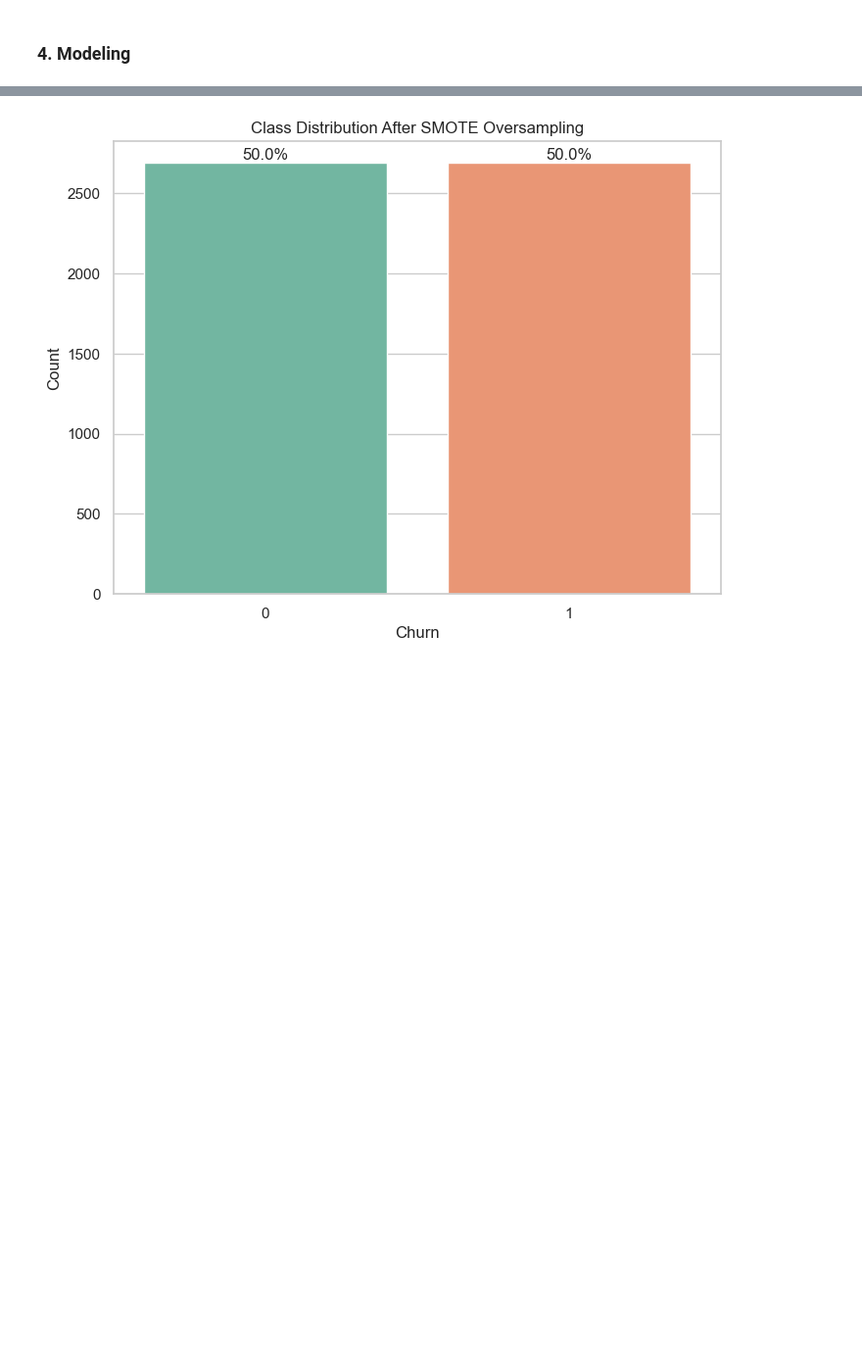
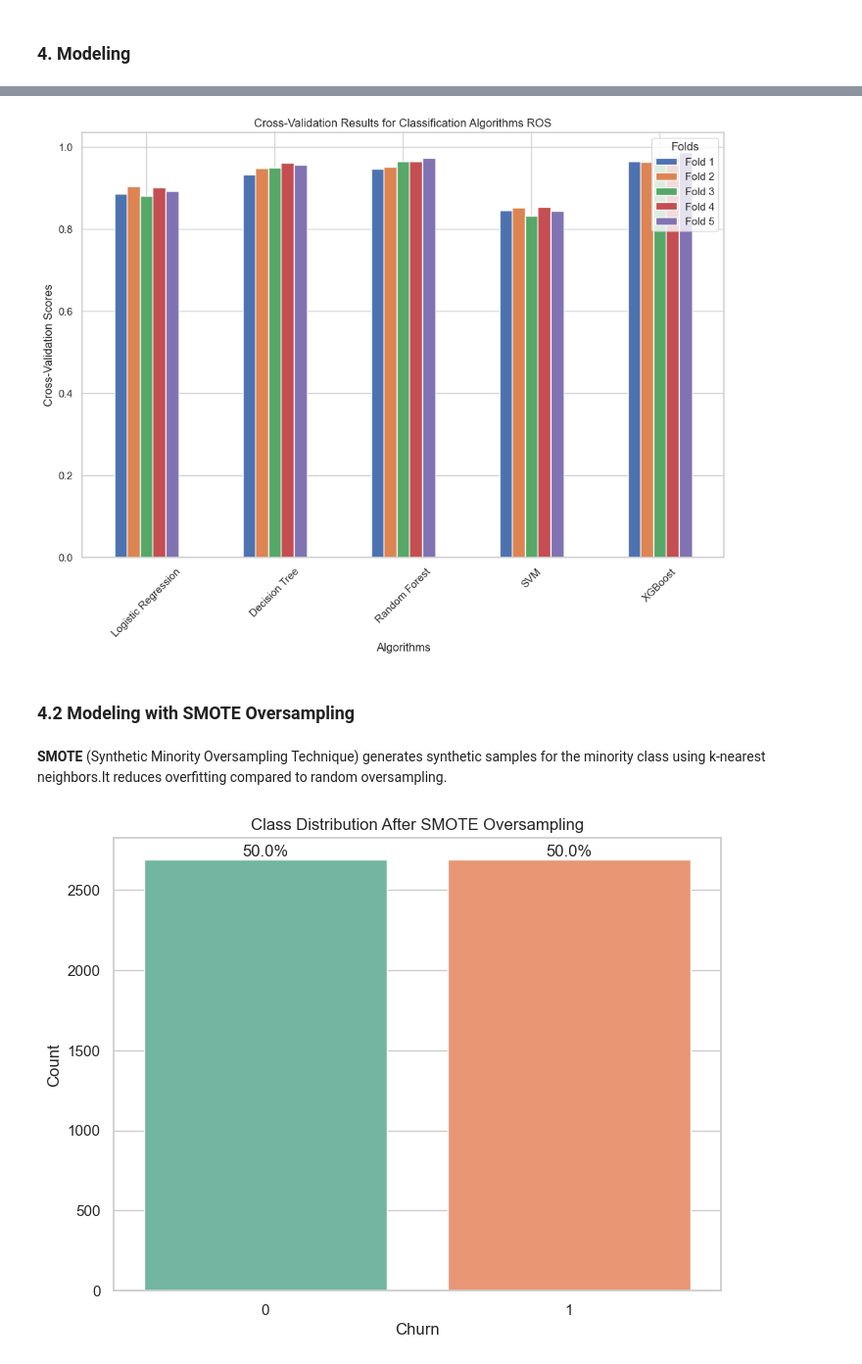
Before and after one commit to LEAN-96/Gym-Retention-Prediction, a Jupyter notebook: notebooks/gym_retention_prediction.ipynb, the cells around one changed output, grey strips where cells are left out. Shown at 98% size. Saved outputs shown, nothing was run; the diff lists cells and outputs as text; code cells hidden in the pictures; blank space fills up the shorter version.

```diff
--- a/notebooks/gym_retention_prediction.ipynb
+++ b/notebooks/gym_retention_prediction.ipynb
@@ -1414,3 +1471,20 @@ XGBoost - Cross-Validation Accuracy: 0.97
+# %%
+# Create comparison plot for cross-validation results
+cv_df_ros = pd.DataFrame(cross_val_results).T
+cv_df_ros.columns = [f'Fold {i+1}' for i in range(cv_df.shape[1])]
+cv_df_ros.plot(kind='bar', figsize=(12, 8))
+plt.title('Cross-Validation Results for Classification Algorithms (ROS)')
+plt.xlabel('Algorithms')
+plt.ylabel('Cross-Validation Scores')
+plt.xticks(rotation=45)
+plt.legend(title='Folds')
+plt.show()
+# %% [output]
+[figure, added]
+# %% [markdown]
+### 4.2 Modeling with SMOTE Oversampling
+# %% [markdown]
+**SMOTE** (Synthetic Minority Oversampling Technique) generates synthetic samples for the minority class using k-nearest neighbors.It reduces overfitting compared to random oversampling.
 # %%
 from imblearn.over_sampling import SMOTE
 # Applying SMOTE to balance the dataset
```
Also changed, not shown: parts of 17 cells of this notebook.
